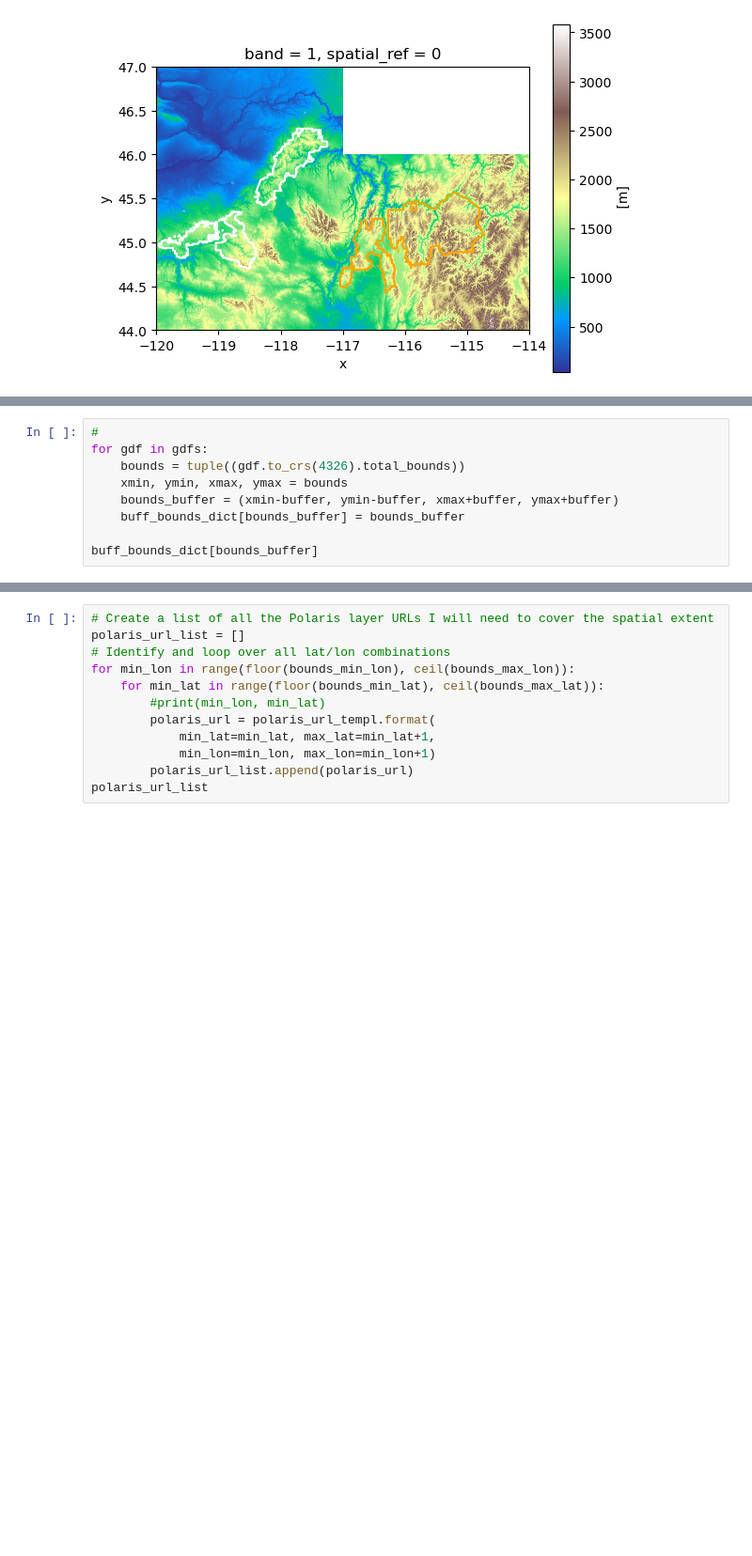
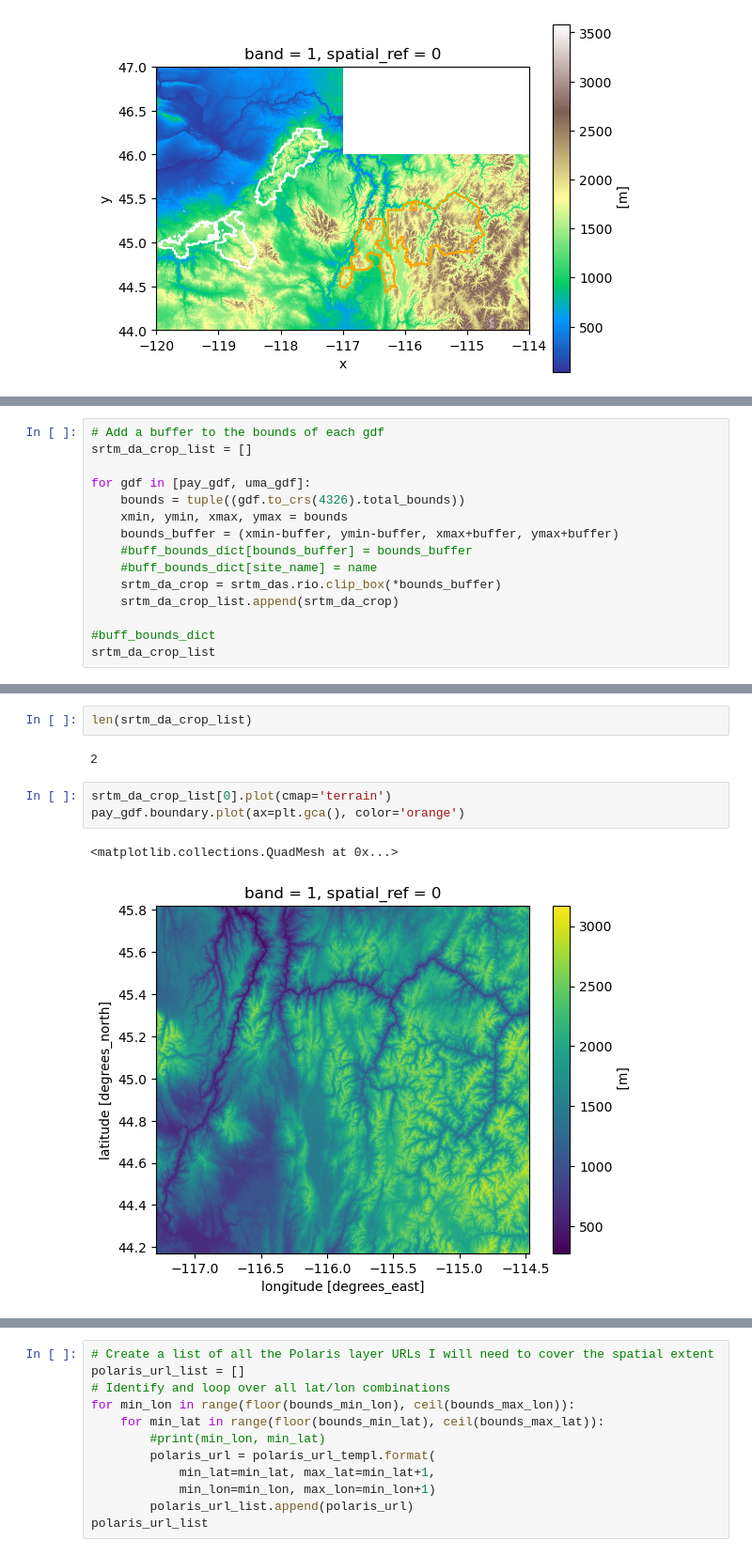
Before and after one commit to cmq879/earth-analytics-habitat-suitability-finalproject, a Jupyter notebook: 01-gdfs_srtm_polaris.ipynb, the cells around one changed output, grey strips where cells are left out. Shown at 94% size. Cells and saved outputs as stored; diff of their text form; blank space fills up the shorter version.

```diff
--- a/01-gdfs_srtm_polaris.ipynb
+++ b/01-gdfs_srtm_polaris.ipynb
@@ -274,9 +309,15 @@ pay_gdf.boundary.plot(ax=plt.gca(), color='orange')
 # %%
-#
-for gdf in gdfs:
+# Add a buffer to the bounds of each gdf
+srtm_da_crop_list = []
+
+for gdf in [pay_gdf, uma_gdf]:
     bounds = tuple((gdf.to_crs(4326).total_bounds))
     xmin, ymin, xmax, ymax = bounds
     bounds_buffer = (xmin-buffer, ymin-buffer, xmax+buffer, ymax+buffer)
-    buff_bounds_dict[bounds_buffer] = bounds_buffer
+    #buff_bounds_dict[bounds_buffer] = bounds_buffer
+    #buff_bounds_dict[site_name] = name
+    srtm_da_crop = srtm_das.rio.clip_box(*bounds_buffer)
+    srtm_da_crop_list.append(srtm_da_crop)
 
-buff_bounds_dict[bounds_buffer]
+#buff_bounds_dict
+srtm_da_crop_list
@@ -282,0 +342,10 @@ buff_bounds_dict[bounds_buffer]
+# %%
+len(srtm_da_crop_list)
+# %% [output]
+2
+# %%
+srtm_da_crop_list[0].plot(cmap='terrain')
+pay_gdf.boundary.plot(ax=plt.gca(), color='orange')
+# %% [output]
+<matplotlib.collections.QuadMesh at 0x...>
+[figure, added]
```
Also changed, not shown: parts of 22 cells of this notebook, 1 other file.
